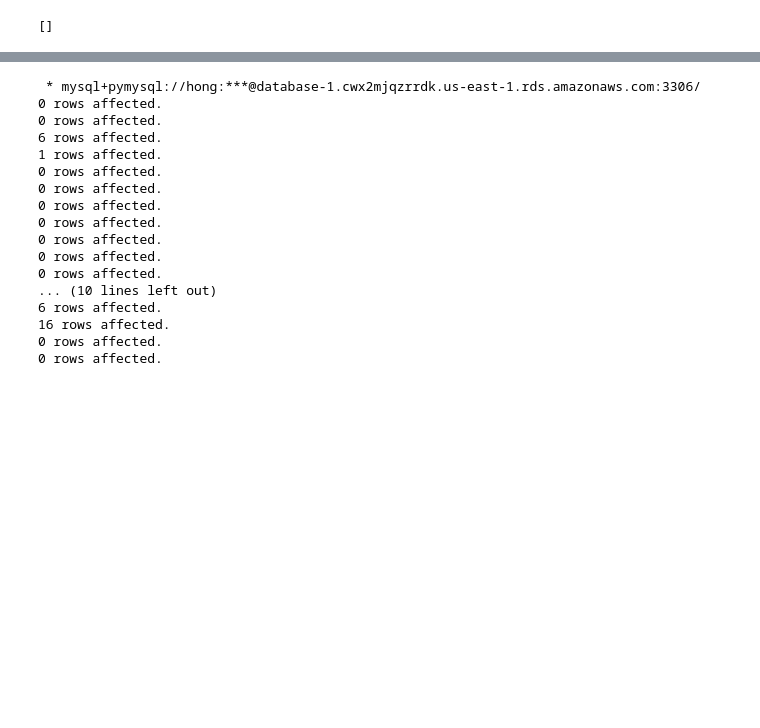
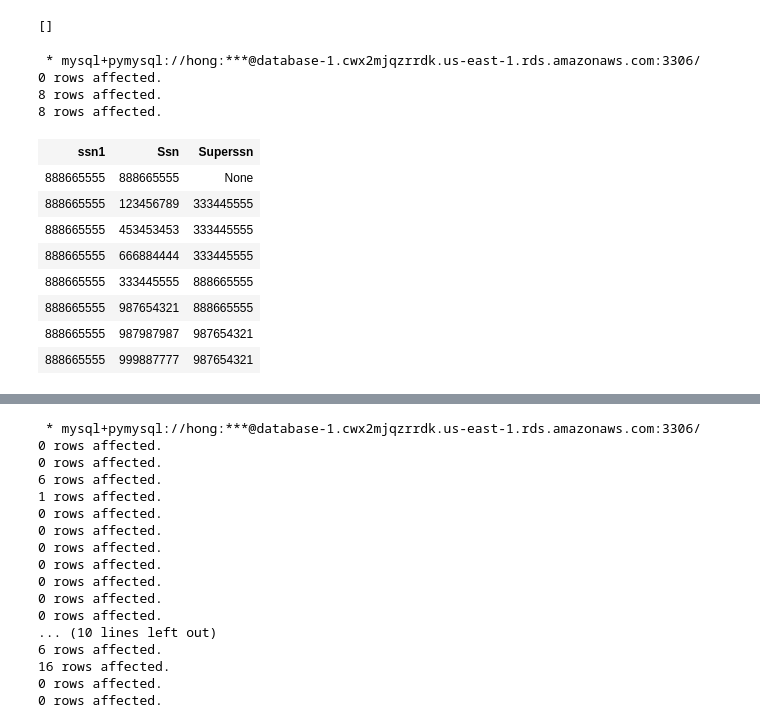
Before and after one commit to icehongsi/2020_Fall, a Jupyter notebook: Database/홍영주 - ch6-homework-2020-student.ipynb, the cells around one changed output, grey strips where cells are left out. Saved outputs shown, nothing was run; the diff lists cells and outputs as text; code cells hidden in the pictures; blank space fills up the shorter version.

```diff
--- a/Database/홍영주 - ch6-homework-2020-student.ipynb
+++ b/Database/홍영주 - ch6-homework-2020-student.ipynb
@@ -50,3 +50,25 @@ connection_string = f'mysql+pymysql://{user}:{password}@{host}:3306/{database}'
  * mysql+pymysql://hong:***@database-1.cwx2mjqzrrdk.us-east-1.rds.amazonaws.com:3306/
 0 rows affected.
 []
+# %%
+%%sql
+DROP TEMPORARY TABLE IF EXISTS tempssn;
+CREATE TEMPORARY TABLE tempssn
+SELECT E1.Ssn as ssn1, E2.Ssn, E2.Superssn
+FROM EMPLOYEE E1, EMPLOYEE E2
+WHERE E1.Ssn = 888665555;
+select * from tempssn;
+# %% [output]
+ * mysql+pymysql://hong:***@database-1.cwx2mjqzrrdk.us-east-1.rds.amazonaws.com:3306/
+0 rows affected.
+8 rows affected.
+8 rows affected.
+| ssn1 | Ssn | Superssn |
+| 888665555 | 888665555 | None |
+| 888665555 | 123456789 | 333445555 |
+| 888665555 | 453453453 | 333445555 |
+| 888665555 | 666884444 | 333445555 |
+| 888665555 | 333445555 | 888665555 |
+| 888665555 | 987654321 | 888665555 |
+| 888665555 | 987987987 | 987654321 |
+| 888665555 | 999887777 | 987654321 |
```
Also changed, not shown: parts of 1 cell of this notebook, 2 other files.
